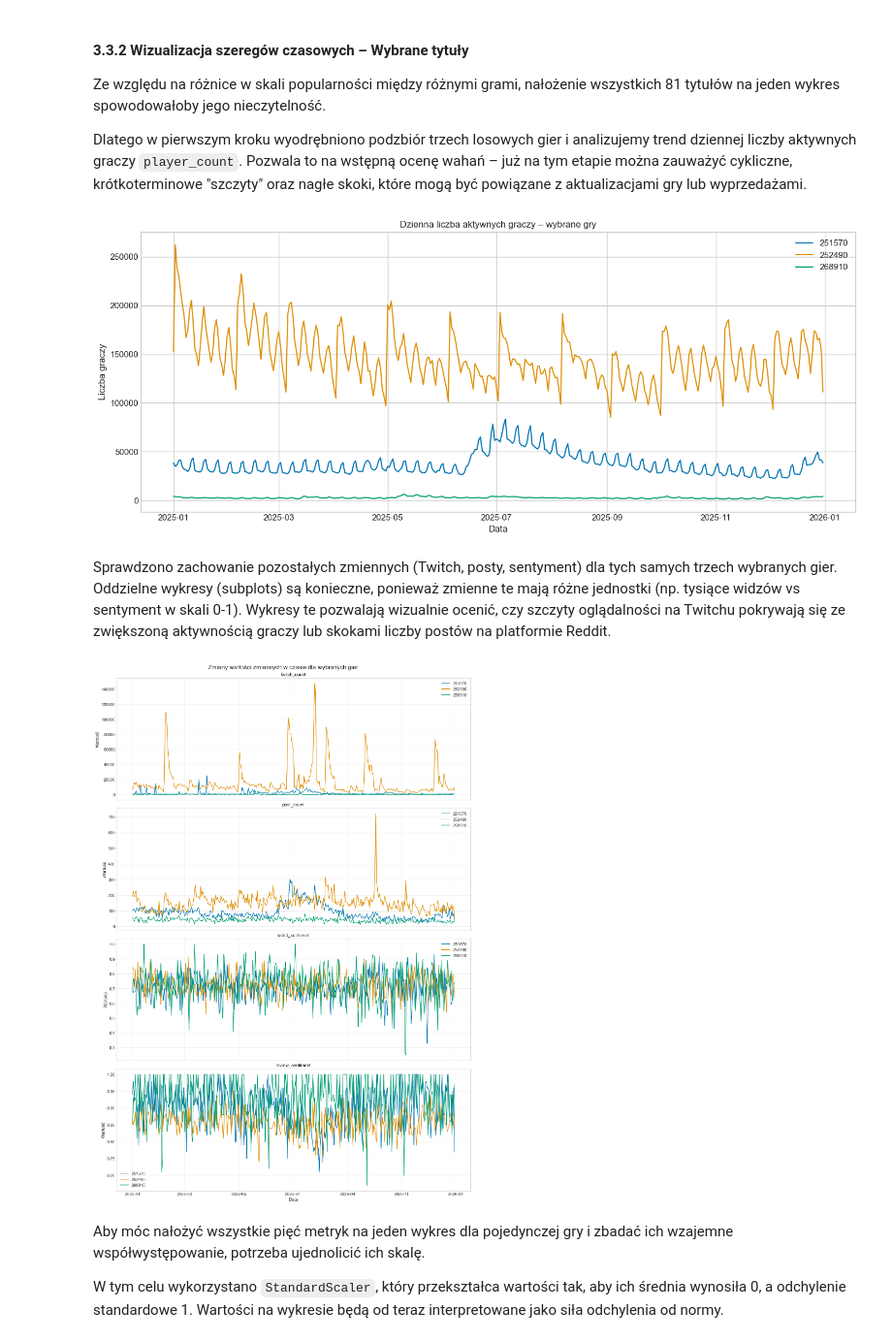
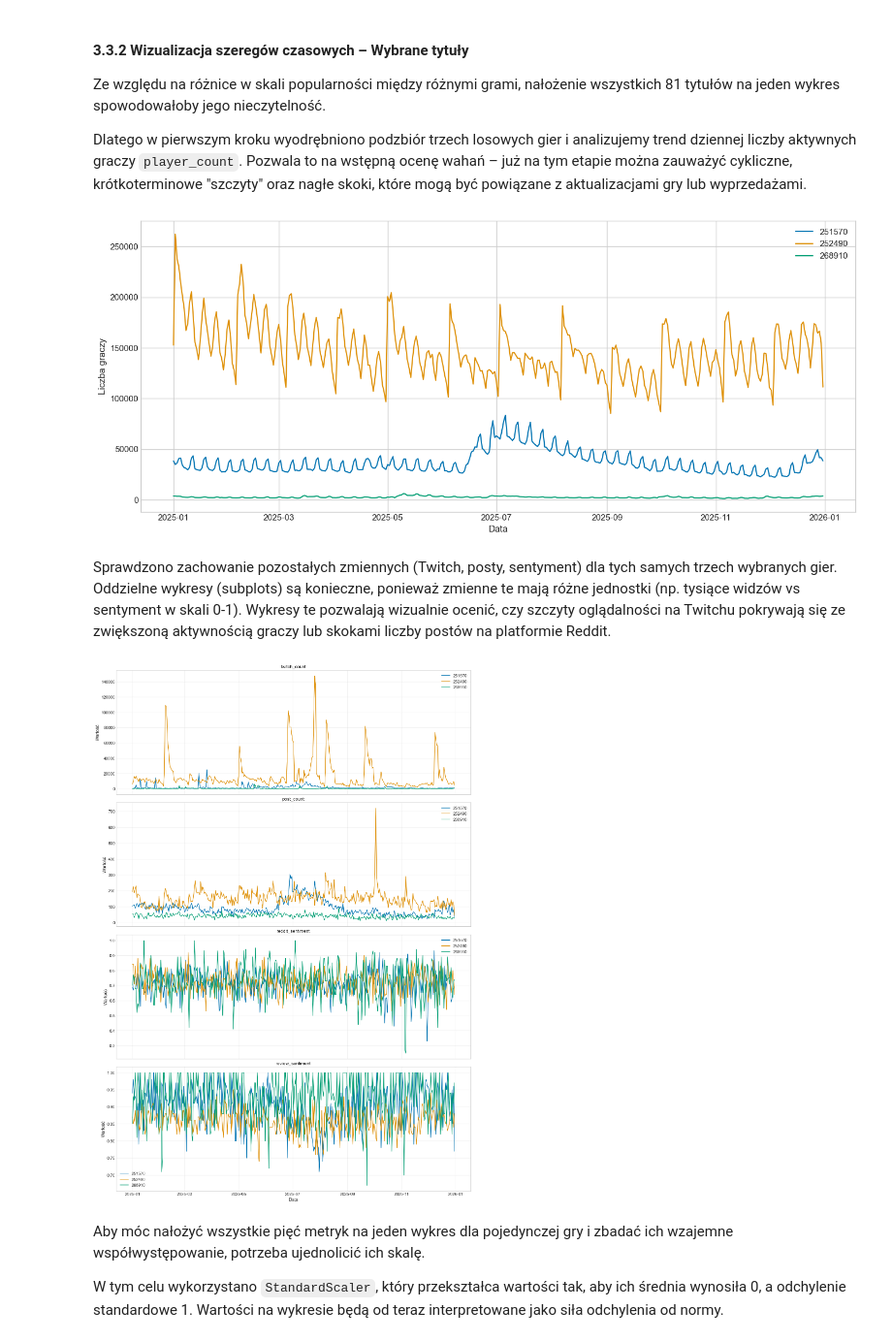
Before and after one commit to mapisz/Magisterka, a Jupyter notebook: data_prep_and_exploration.ipynb, the cells around one changed output. Shown at 97% size. Drawn from its saved outputs; the diff is of its cells as text; code cells hidden in the pictures.

```diff
--- a/data_prep_and_exploration.ipynb
+++ b/data_prep_and_exploration.ipynb
@@ -386,14 +386,14 @@ for variable in variables:
     use_log = variable in skewed_vars
 
     sns.histplot(data=panel_data, x=variable, bins=40, kde=True, ax=axes[0], log_scale=use_log)
-    axes[0].set_title(f'Histogram rozkładu: {variable}')
+    #axes[0].set_title(f'Histogram rozkładu: {variable}')
     axes[0].set_ylabel('Liczba obserwacji')
     axes[0].set_xlabel(f'{variable} {"(skala logarytmiczna)" if use_log else ""}')
 
     sns.boxplot(data=panel_data, x=variable, ax=axes[1])
     if use_log:
         axes[1].set_xscale('log')
-    axes[1].set_title(f'Wykres pudełkowy (Boxplot): {variable}')
+    #axes[1].set_title(f'Wykres pudełkowy (Boxplot): {variable}')
     axes[1].set_xlabel(f'{variable} {"(skala logarytmiczna)" if use_log else ""}')
 
     plt.tight_layout()
@@ -425,7 +425,7 @@ for game in selected_games:
         label=str(game)
     )
 
-plt.title("Dzienna liczba aktywnych graczy – wybrane gry")
+#plt.title("Dzienna liczba aktywnych graczy – wybrane gry")
 plt.xlabel("Data")
 plt.ylabel("Liczba graczy")
 plt.legend()
@@ -433,45 +433,45 @@ plt.legend()
 plt.tight_layout()
 plt.show()
 # %% [output]
-[figure, old version]
+[figure, new version]
 # %% [markdown]
 Sprawdzono zachowanie pozostałych zmiennych (Twitch, posty, sentyment) dla tych samych trzech wybranych gier. Oddzielne wykresy (subplots) są konieczne, ponieważ zmienne te mają różne jednostki (np. tysiące widzów vs sentyment w skali 0-1).
 Wykresy te pozwalają wizualnie ocenić, czy szczyty oglądalności na Twitchu pokrywają się ze zwiększoną aktywnością graczy lub skokami liczby postów na platformie Reddit.
 # %%
 subset = panel_data[panel_data["appid"].isin(selected_games)]
 
 fig, axes = plt.subplots(
     4, 1,
     figsize=(14, 5* len(variables_no_player_count)),
     sharex=True,
     layout="constrained"
 )
 
 for ax, variable in zip(axes, variables_no_player_count):
     for game in selected_games:
         game_data = subset[subset["appid"] == game]
 
         ax.plot(
             game_data["date"],
             game_data[variable],
             label=str(game)
         )
 
     ax.set_title(variable)
     ax.set_ylabel("Wartość")
     ax.grid(alpha=0.3)
     ax.legend()
 
 axes[-1].set_xlabel("Data")
 
-fig.suptitle(
-    "Zmiany wartości zmiennych w czasie dla wybranych gier",
-    fontsize=16
-)
+#fig.suptitle(
+#    "Zmiany wartości zmiennych w czasie dla wybranych gier",
+#    fontsize=16
+#)
 
 plt.show()
 # %% [output]
-[figure, old version]
+[figure, new version]
 # %% [markdown]
 Aby móc nałożyć wszystkie pięć metryk na jeden wykres dla pojedynczej gry i zbadać ich wzajemne współwystępowanie, potrzeba ujednolicić ich skalę.
 
```
Also changed, not shown: parts of 8 cells of this notebook, 2 other files.
